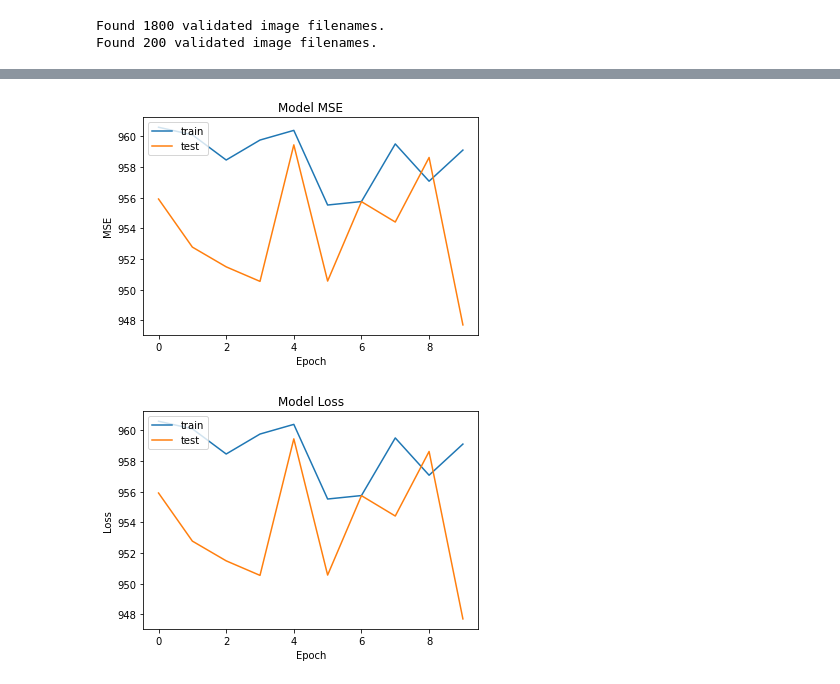
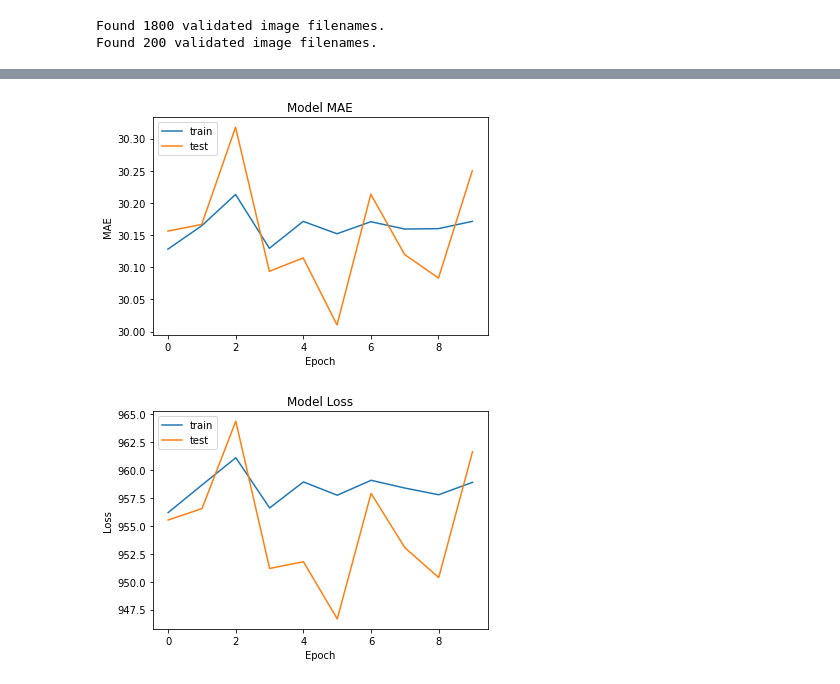
Before and after one commit to imdeepmind/CrowdCounter, a Jupyter notebook: Crowd_Counter_(Regression).ipynb, the cells around one changed output, grey strips where cells are left out. Saved outputs shown, nothing was run; the diff lists cells and outputs as text; code cells hidden in the pictures.

Commit message:
Minor updates to the model

```diff
--- a/Crowd_Counter_(Regression).ipynb
+++ b/Crowd_Counter_(Regression).ipynb
@@ -64,7 +66,7 @@ train.head()
 | 884 | seq_000344.jpg | 25 |
 | 84 | seq_001697.jpg | 31 |
 # %%
-train_generator = ImageDataGenerator(rotation_range=180, zoom_range=1.0, horizontal_flip=True, vertical_flip=True, rescale=1/255., validation_split=0.1)
+train_generator = ImageDataGenerator(rotation_range=180, zoom_range=1.0, horizontal_flip=True, vertical_flip=True, rescale=1/255)
 test_generator = ImageDataGenerator(rescale=1/255.)
 # %%
 train_data = train_generator.flow_from_dataframe(train,
@@ -100,13 +102,19 @@ model.add(Conv2D(filters = 64, kernel_size = (5,5), padding = 'Same', activation
 model.add(MaxPooling2D(pool_size=(2,2)))
 model.add(Dropout(0.25))
 
+model.add(Conv2D(filters = 128, kernel_size = (5,5), padding = 'Same', activation ='relu'))
+model.add(MaxPooling2D(pool_size=(2,2)))
+model.add(Dropout(0.25))
+
 model.add(Flatten())
 
-model.add(Dense(256, activation = "relu"))
+model.add(Dense(128, activation = "relu"))
 model.add(Dropout(0.5))
 model.add(Dense(1, activation = "sigmoid"))
-# %%
-model.compile(optimizer = 'adam', loss = 'mse', metrics = ['mse'])
+# %%
+loss_fn = Huber()
+optimizer_fn = Adam()
+model.compile(optimizer = optimizer_fn, loss = loss_fn, metrics = ['mae'])
 # %%
 model.summary()
 # %% [output]
@@ -157,19 +154,19 @@ Epoch 10/10
 # %%
-plt.plot(history.history['mse'])
-plt.plot(history.history['val_mse'])
-plt.title('Model MSE')
-plt.ylabel('MSE')
+plt.plot(history.history['mae'])
+plt.plot(history.history['val_mae'])
+plt.title('Model MAE')
+plt.ylabel('MAE')
 plt.xlabel('Epoch')
 plt.legend(['train', 'test'], loc='upper left')
 plt.show()
 
 plt.plot(history.history['loss'])
 plt.plot(history.history['val_loss'])
 plt.title('Model Loss')
 plt.ylabel('Loss')
 plt.xlabel('Epoch')
 plt.legend(['train', 'test'], loc='upper left')
 plt.show()
 # %% [output]
-[figure, old version]
+[figure, new version]
-[figure, old version]
+[figure, new version]
```
Also changed, not shown: parts of 3 cells of this notebook.
